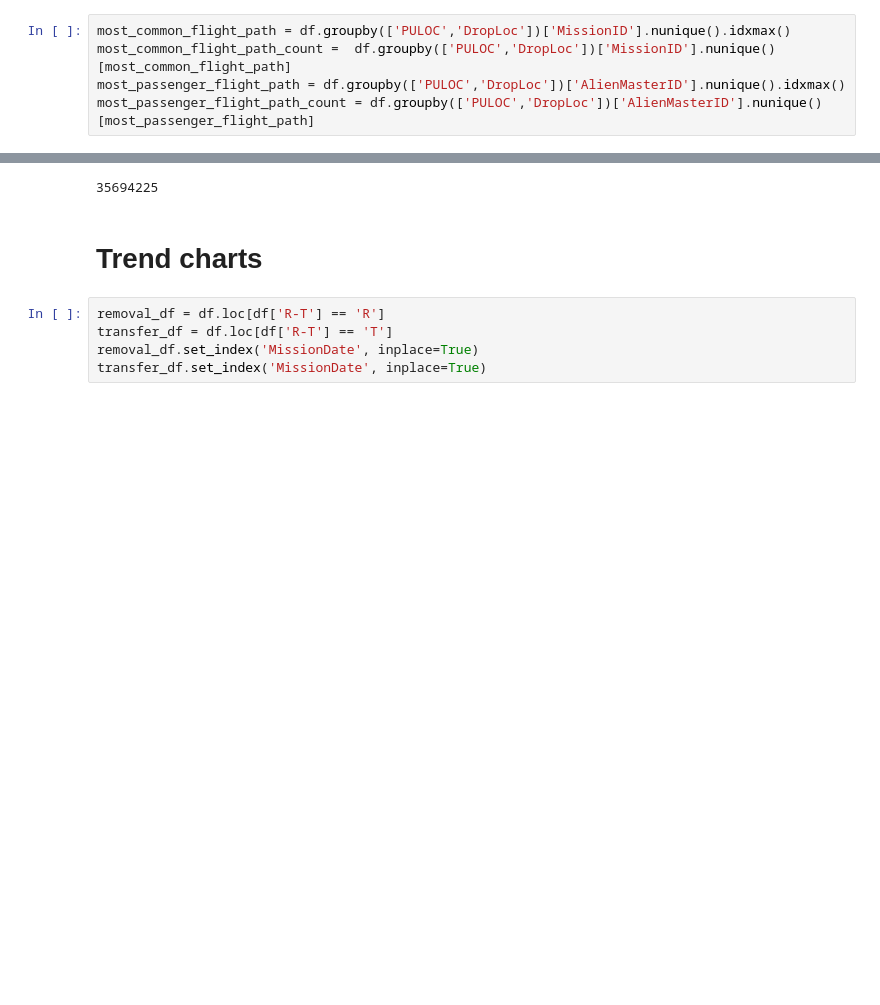
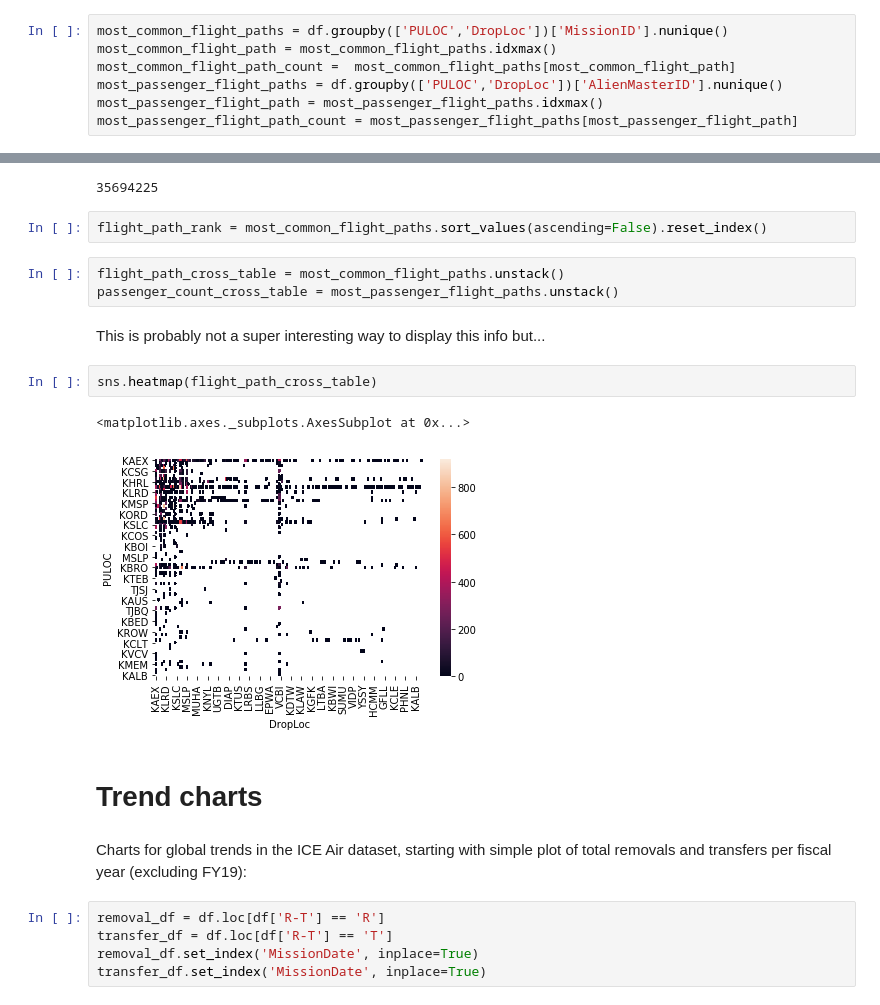
Before and after one commit to UWCHR/ice-air, a Jupyter notebook: analyze/note/global.ipynb, the cells around one changed output, grey strips where cells are left out. Cells and saved outputs as stored; diff of their text form; blank space fills up the shorter version.

```diff
--- a/analyze/note/global.ipynb
+++ b/analyze/note/global.ipynb
@@ -280,8 +335,10 @@ df.reset_index(inplace=True)
 # %%
-most_common_flight_path = df.groupby(['PULOC','DropLoc'])['MissionID'].nunique().idxmax()
-most_common_flight_path_count =  df.groupby(['PULOC','DropLoc'])['MissionID'].nunique()[most_common_flight_path]
-most_passenger_flight_path = df.groupby(['PULOC','DropLoc'])['AlienMasterID'].nunique().idxmax()
-most_passenger_flight_path_count = df.groupby(['PULOC','DropLoc'])['AlienMasterID'].nunique()[most_passenger_flight_path]
+most_common_flight_paths = df.groupby(['PULOC','DropLoc'])['MissionID'].nunique()
+most_common_flight_path = most_common_flight_paths.idxmax()
+most_common_flight_path_count =  most_common_flight_paths[most_common_flight_path]
+most_passenger_flight_paths = df.groupby(['PULOC','DropLoc'])['AlienMasterID'].nunique()
+most_passenger_flight_path = most_passenger_flight_paths.idxmax()
+most_passenger_flight_path_count = most_passenger_flight_paths[most_passenger_flight_path]
 # %%
 print(f'Most frequent flight path: {most_common_flight_path}, {most_common_flight_path_count} missions')
 print(f'Flight path with most passengers: {most_passenger_flight_path}, {most_passenger_flight_path_count} passengers')
@@ -298,8 +355,22 @@ kbro_to_mggt_duration_hrs = 5
 most_passenger_flight_path_trips * kbro_to_mggt_duration_hrs * cost_per_hour
 # %% [output]
 35694225
+# %%
+flight_path_rank = most_common_flight_paths.sort_values(ascending=False).reset_index()
+# %%
+flight_path_cross_table = most_common_flight_paths.unstack()
+passenger_count_cross_table = most_passenger_flight_paths.unstack()
+# %% [markdown]
+This is probably not a super interesting way to display this info but...
+# %%
+sns.heatmap(flight_path_cross_table)
+# %% [output]
+<matplotlib.axes._subplots.AxesSubplot at 0x...>
+[figure, added]
 # %% [markdown]
 # Trend charts
+# %% [markdown]
+Charts for global trends in the ICE Air dataset, starting with simple plot of total removals and transfers per fiscal year (excluding FY19):
 # %%
 removal_df = df.loc[df['R-T'] == 'R']
 transfer_df = df.loc[df['R-T'] == 'T']
```
Also changed, not shown: parts of 20 cells of this notebook.
